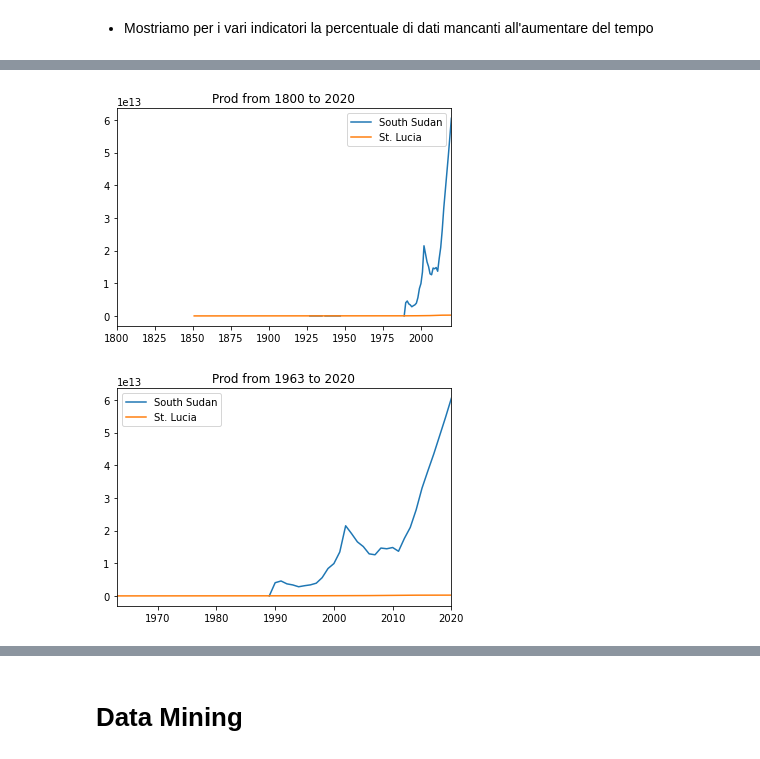
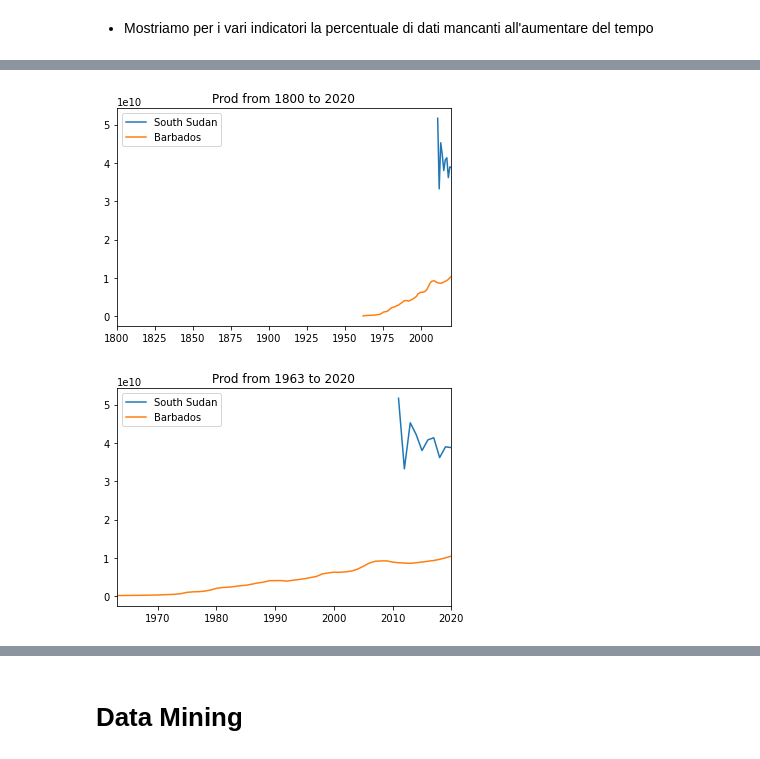
Before and after one commit to holderekt/world-analysis, a Jupyter notebook: data_mining.ipynb, the cells around one changed output, grey strips where cells are left out. Drawn from its saved outputs; the diff is of its cells as text; code cells hidden in the pictures.

```diff
--- a/data_mining.ipynb
+++ b/data_mining.ipynb
@@ -108,22 +191,22 @@ plt.show()
 # %%
-ac_data = debt_dt.iloc[:, 2:].to_numpy()
+ac_data = prod_dt.iloc[:, 2:].to_numpy()
 INDEX_1 = 1
-INDEX_2 = 5
+INDEX_2 = 10
 
 
 plt.plot(time_data, ac_data[INDEX_1], label=get_element(prod_dt, 'name', INDEX_1))
 plt.plot(time_data, ac_data[INDEX_2], label=get_element(prod_dt, 'name', INDEX_2))
 plt.xlim([1800, 2020])
 plt.title(f"Prod from 1800 to 2020")
 plt.legend()
 plt.show()
 
 plt.plot(time_data, ac_data[INDEX_1], label=get_element(prod_dt, 'name', INDEX_1))
 plt.plot(time_data, ac_data[INDEX_2], label=get_element(prod_dt, 'name', INDEX_2))
 plt.xlim([1963, 2020])
 plt.title(f"Prod from 1963 to 2020")
 plt.legend()
 plt.show()
 # %% [output]
-[figure, old version]
+[figure, new version]
-[figure, old version]
+[figure, new version]
```
Also changed, not shown: parts of 12 cells of this notebook.
